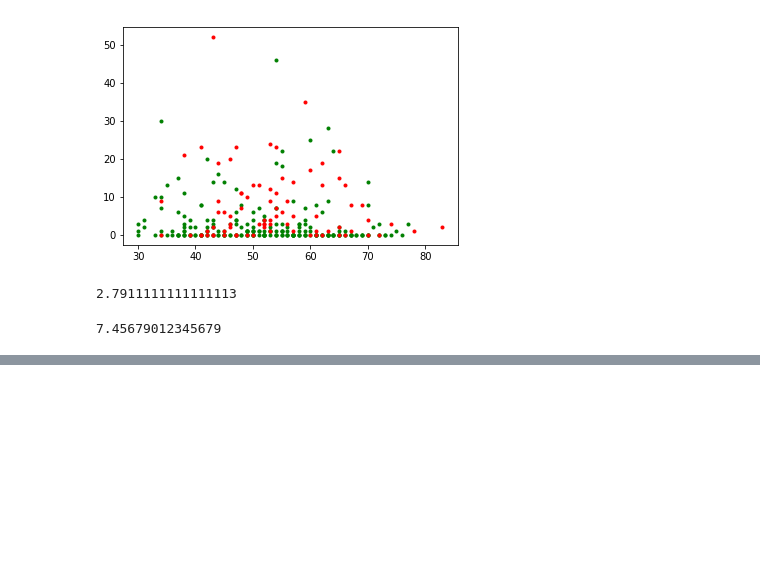
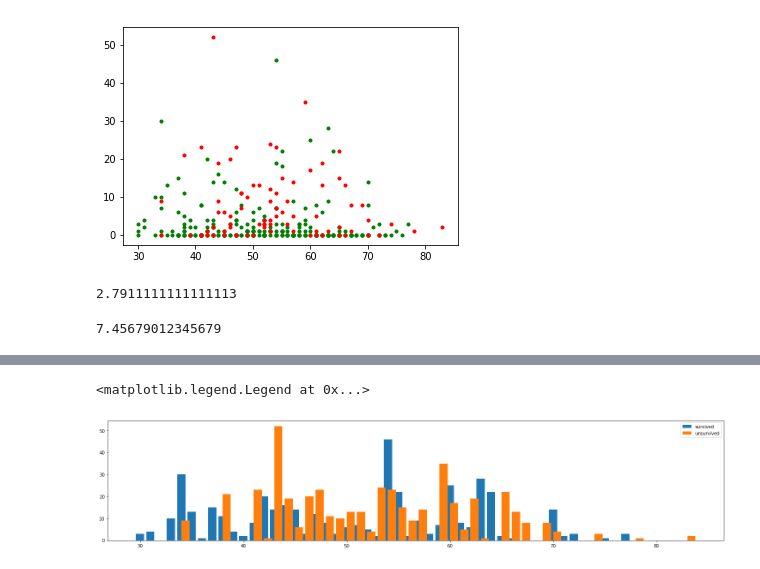
Before and after one commit to Kailash7dev/Cancer-Analysis-on-Haberman-s-Datasets, a Jupyter notebook: Haberman Cancer Analysis 2.ipynb, the cells around one changed output, grey strips where cells are left out. Cells and saved outputs as stored; diff of their text form; code cells hidden in the pictures; blank space fills up the shorter version.

```diff
--- a/Haberman Cancer Analysis 2.ipynb
+++ b/Haberman Cancer Analysis 2.ipynb
@@ -206,0 +348,8 @@ dtype: int64
+# %%
+plt.figure(figsize=(25,5))
+plt.bar(df_survived.Age,df_survived.Nodes,align='center',label='survived',width=3)
+plt.bar(df_unsurvived.Age,df_unsurvived.Nodes,align='edge',label='unsurvived')
+plt.legend()
+# %% [output]
+<matplotlib.legend.Legend at 0x...>
+[figure, added]
```
Also changed, not shown: parts of 18 cells of this notebook.
